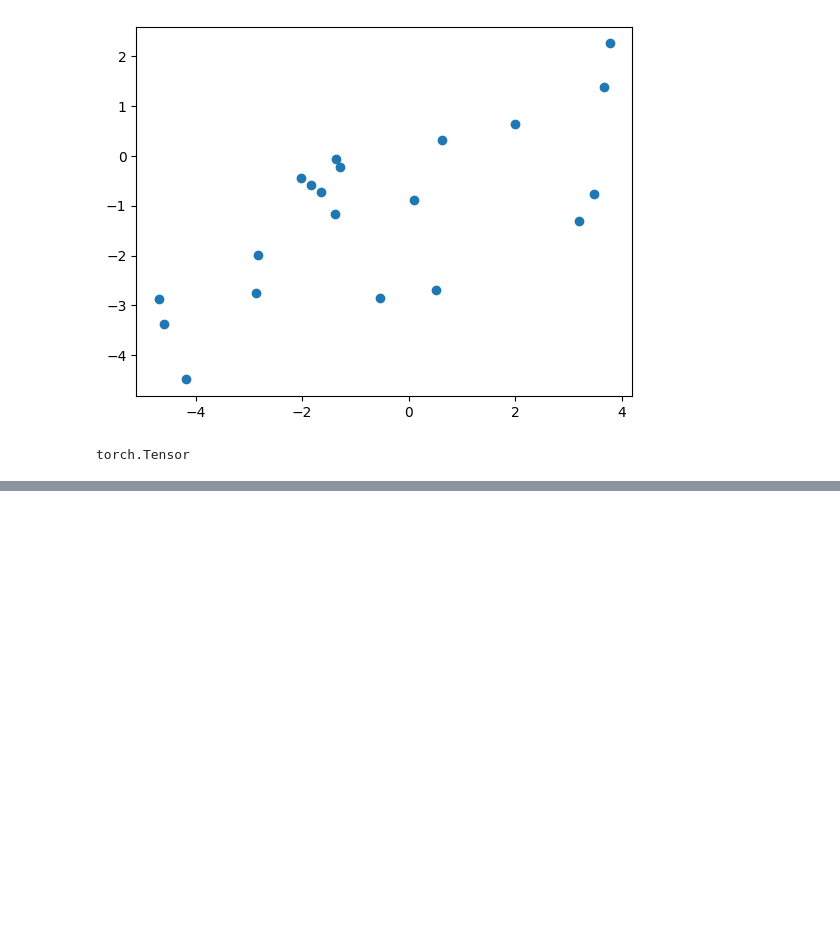
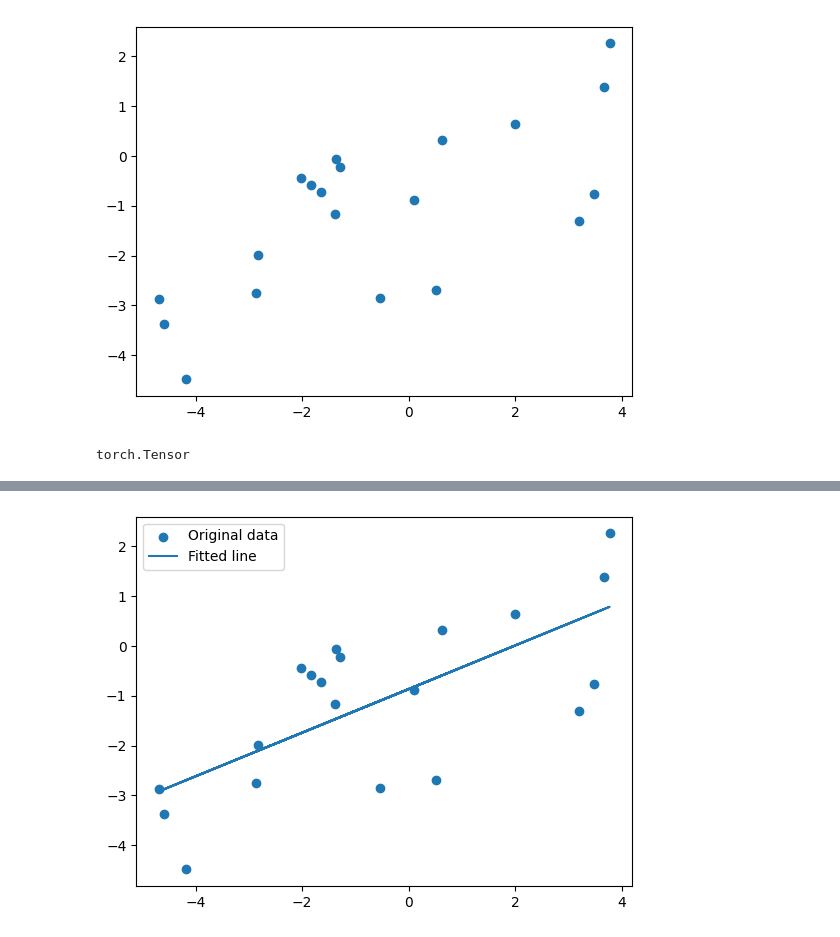
Before and after one commit to Icemagic33/pytorch1, a Jupyter notebook: PyTorch_Linear_Regression.ipynb, the cells around one changed output, grey strips where cells are left out. Saved outputs shown, nothing was run; the diff lists cells and outputs as text; code cells hidden in the pictures; blank space fills up the shorter version.

```diff
--- a/PyTorch_Linear_Regression.ipynb
+++ b/PyTorch_Linear_Regression.ipynb
@@ -46,0 +91,11 @@ torch.Tensor
+# %%
+# Plot the graph
+predicted = model(inputs).detach().numpy()
+# detach the tensor and then call the numpy function
+# what if we don't detach? -> next cell
+plt.scatter(X, Y, label='Original data')
+plt.plot(X, predicted, label='Fitted line')
+plt.legend()
+plt.show()
+# %% [output]
+[figure, added]
```
Also changed, not shown: parts of 6 cells of this notebook.
